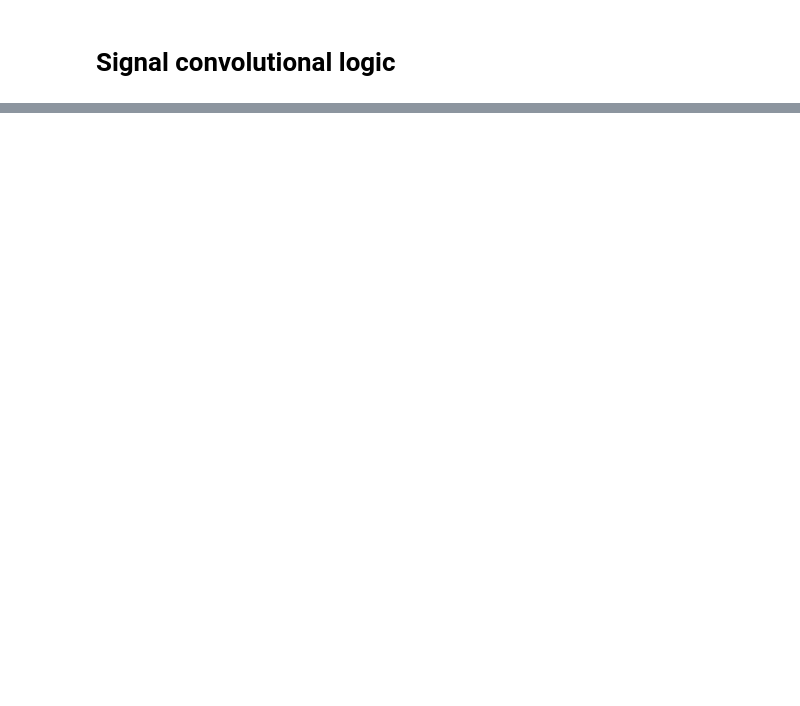
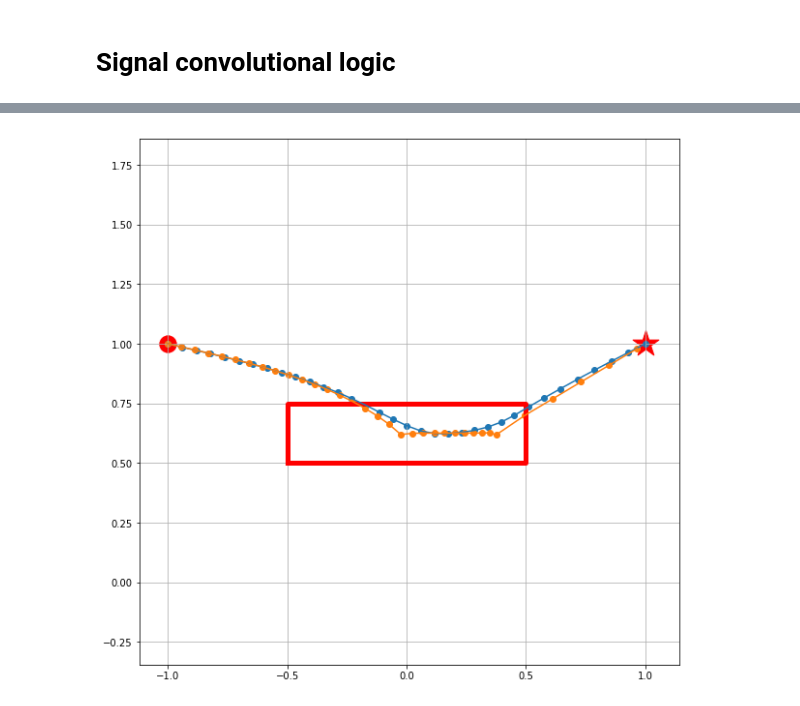
Before and after one commit to karenl7/stlcg-asl, a Jupyter notebook: scratch.ipynb, the cells around one changed output, grey strips where cells are left out. Cells and saved outputs as stored; diff of their text form; code cells hidden in the pictures; blank space fills up the shorter version.

```diff
--- a/scratch.ipynb
+++ b/scratch.ipynb
@@ -364,0 +279,28 @@ class Integral1d(stlcg.STL_Formula):
+# %%
+data_path = "experiments/integral"
+
+np.save(data_path + "/X_always.npy", X.detach().numpy())
+np.save(data_path + "/U_always.npy", U.detach().numpy())
+# %%
+x_integral = np.load(data_path + "/X_integral.npy")
+x_always = np.load(data_path + "/X_always.npy")
+# %%
+plt.figure(figsize=(10,10))
+plt.plot([obs_1[0], obs_1[0], obs_1[1], obs_1[1], obs_1[0]], [obs_1[2], obs_1[3], obs_1[3], obs_1[2], obs_1[2]], c="red", linewidth=5)
+plt.scatter(*x0, s=300, c="red")
+plt.scatter(*xf, s=800, marker='*', c="red")
+
+x = x_integral[:,0]
+y = x_integral[:,1]
+plt.plot(x, y)
+plt.scatter(x, y)
+
+x = x_always[:,0]
+y = x_always[:,1]
+plt.plot(x, y)
+plt.scatter(x, y)
+
+plt.axis("equal")
+plt.grid()
+# %% [output]
+[figure, added]
```
Also changed, not shown: parts of 32 cells of this notebook, 1 other file.
